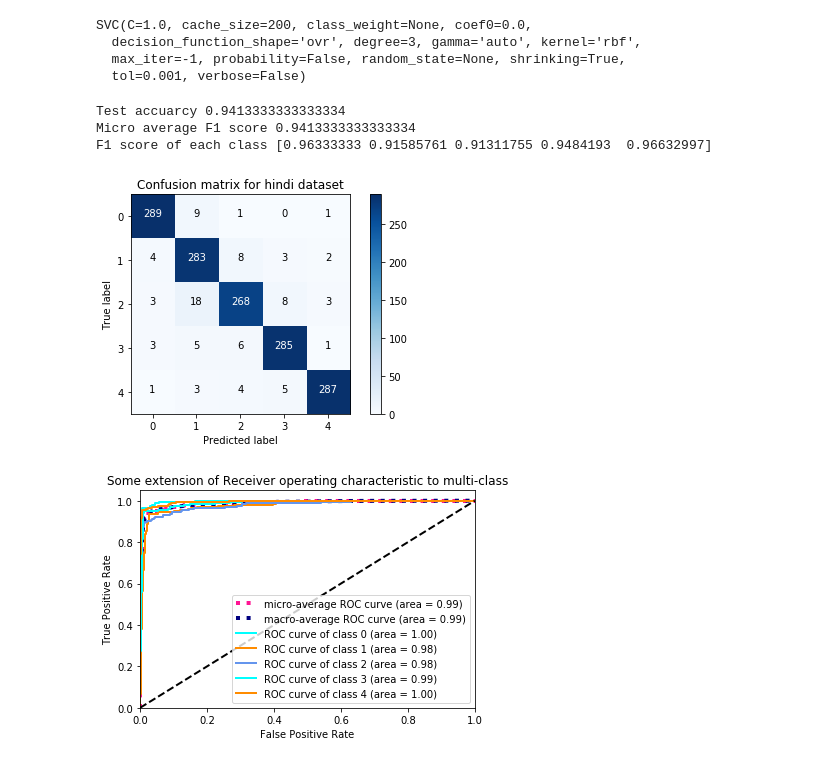
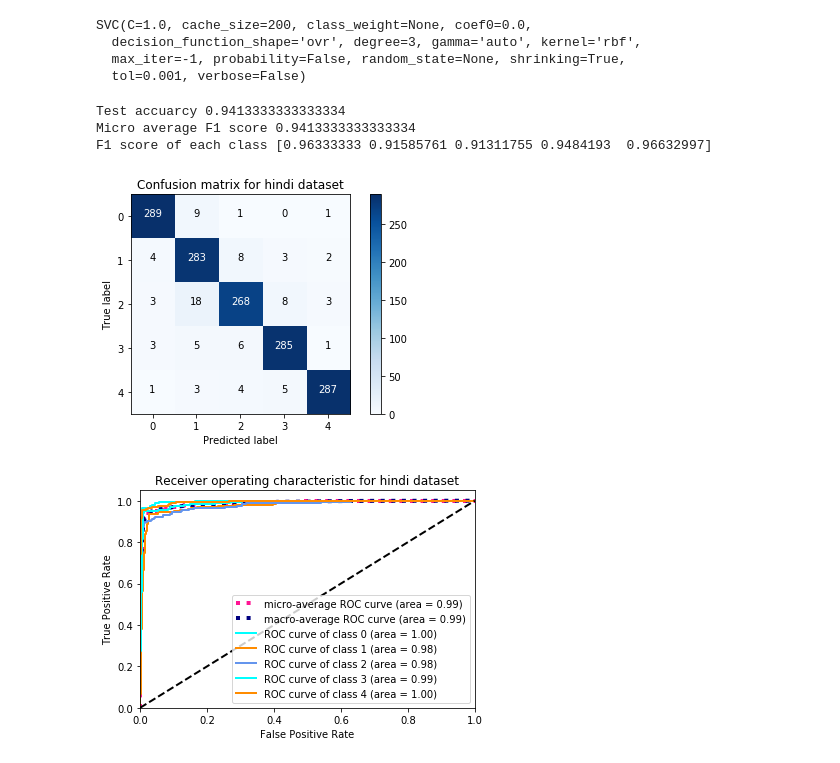
Before and after one commit to Hitkul/ML_course_IIITD, a Jupyter notebook: Assignment 2/Assignment_2.ipynb, the cells around one changed output. Saved outputs shown, nothing was run; the diff lists cells and outputs as text; code cells hidden in the pictures.

```diff
--- a/Assignment 2/Assignment_2.ipynb
+++ b/Assignment 2/Assignment_2.ipynb
@@ -670,12 +660,12 @@ pred = clf.predict(X_test)
 # %%
 print(f"Test accuarcy {accuracy_score(Y_test,pred)}")
 print(f"Micro average F1 score {f1_score(Y_test,pred,average='micro')}")
 print(f"F1 score of each class {f1_score(Y_test,pred,average=None)}")
 plot_confusion_matrix(create_confusion_matrix(Y_test,pred),title="Confusion matrix for hindi dataset")
-plot_ROC_dataset_3(clf,Y_test,X_test)
+plot_ROC_for_multiclass_problem(clf,Y_test,X_test)
 # %% [output]
 Test accuarcy 0.9413333333333334
 Micro average F1 score 0.9413333333333334
 F1 score of each class [0.96333333 0.91585761 0.91311755 0.9484193  0.96632997]
 [figure]
-[figure, old version]
+[figure, new version]
```
Also changed, not shown: parts of 8 cells of this notebook.
